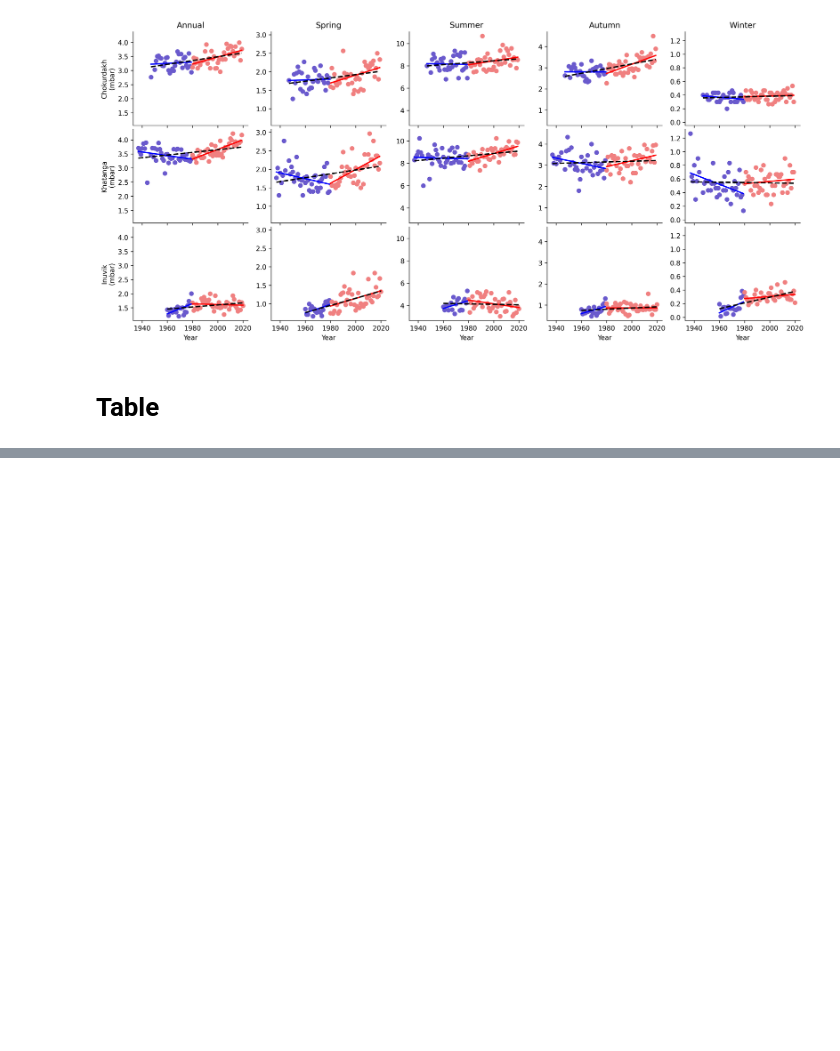
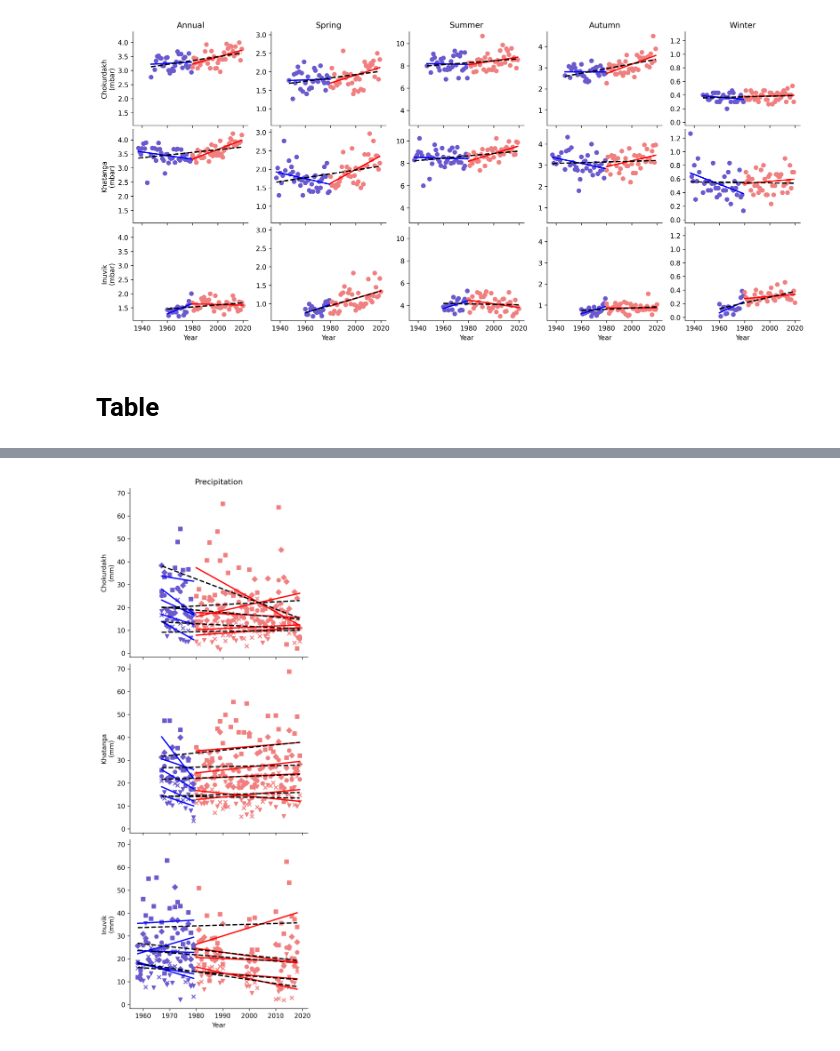
Before and after one commit to mikewellmeansme/trs-isotopes-analyser, a Jupyter notebook: notebooks/trends.ipynb, the cells around one changed output, grey strips where cells are left out. Cells and saved outputs as stored; diff of their text form; code cells hidden in the pictures; blank space fills up the shorter version.

```diff
--- a/notebooks/trends.ipynb
+++ b/notebooks/trends.ipynb
@@ -86,0 +93,4 @@ s1_table.to_excel('output/Table S1.xlsx')
+# %%
+plot_measurements_by_measure_squashed([mean_prec_C, mean_prec_H, mean_prec_I], ['Chokurdakh', 'Khatanga', 'Inuvik'], 'Precipitation', '(mm)', [1901, 1980], [1979, 2020], save=False)
+# %% [output]
+[figure, added]
```
Also changed, not shown: parts of 3 cells of this notebook, 3 other files.
